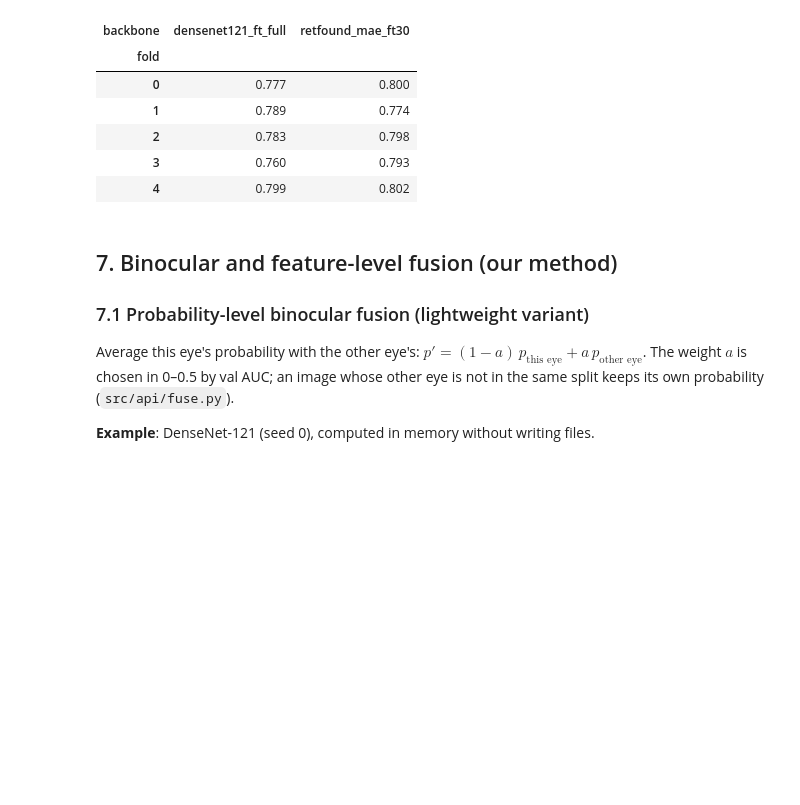
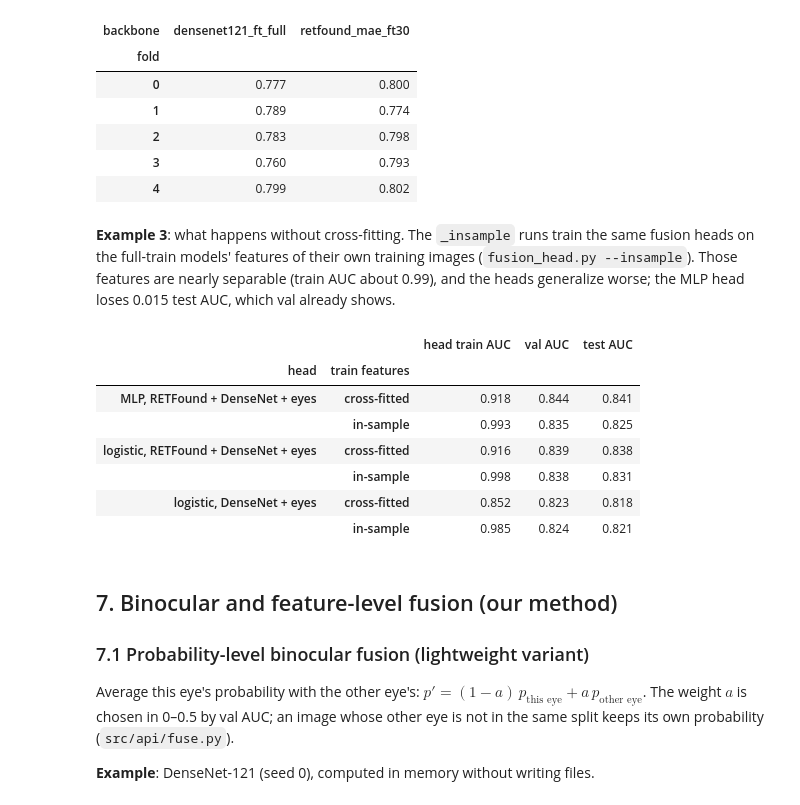
Before and after one commit to WesternPress/DBDetect, a Jupyter notebook: notebooks/DBDetect_pipeline.ipynb, the cells around one changed output. Drawn from its saved outputs; the diff is of its cells as text; code cells hidden in the pictures; blank space fills up the shorter version.

```diff
--- a/notebooks/DBDetect_pipeline.ipynb
+++ b/notebooks/DBDetect_pipeline.ipynb
@@ -446,6 +446,30 @@ pd.DataFrame(rows).pivot(index="fold", columns="backbone", values="OOF AUC")
 | 2 | 0.783 | 0.798 |
 | 3 | 0.760 | 0.793 |
 | 4 | 0.799 | 0.802 |
+# %% [markdown]
+**Example 3**: what happens without cross-fitting. The `_insample` runs train the same fusion heads on the full-train models'
+features of their own training images (`fusion_head.py --insample`). Those features are nearly separable (train AUC about 0.99),
+and the heads generalize worse; the MLP head loses 0.015 test AUC, which val already shows.
+# %%
+rows = []
+for lab, pre in [("MLP, RETFound + DenseNet + eyes", "rf30+dn_eyes_mlp"), ("logistic, RETFound + DenseNet + eyes", "rf30+dn_eyes_feat"),
+                 ("logistic, DenseNet + eyes", "dn_eyes_feat")]:
+    for feats, suffix in (("cross-fitted", ""), ("in-sample", "_insample")):
+        runs = [f"runs/fusion/{pre}{suffix}_s{s}" for s in SEEDS]
+        ms = [json.load(open(f"{r}/metrics.json")) for r in runs]
+        rows.append({"head": lab, "train features": feats,
+                     "head train AUC": np.mean([json.load(open(f"{r}/fusion.json"))["train_auc"] for r in runs]),
+                     "val AUC": np.mean([m["val"]["auc"] for m in ms]), "test AUC": np.mean([m["test"]["auc"] for m in ms])})
+pd.DataFrame(rows).set_index(["head", "train features"])
+# %% [output]
+|  |  | head train AUC | val AUC | test AUC |
+| head | train features |  |  |  |
+| MLP, RETFound + DenseNet + eyes | cross-fitted | 0.918 | 0.844 | 0.841 |
+|  | in-sample | 0.993 | 0.835 | 0.825 |
+| logistic, RETFound + DenseNet + eyes | cross-fitted | 0.916 | 0.839 | 0.838 |
+|  | in-sample | 0.998 | 0.838 | 0.831 |
+| logistic, DenseNet + eyes | cross-fitted | 0.852 | 0.823 | 0.818 |
+|  | in-sample | 0.985 | 0.824 | 0.821 |
 # %% [markdown]
 ## 7. Binocular and feature-level fusion (our method)
 
```
Also changed, not shown: parts of 9 cells of this notebook, 8 other files.
